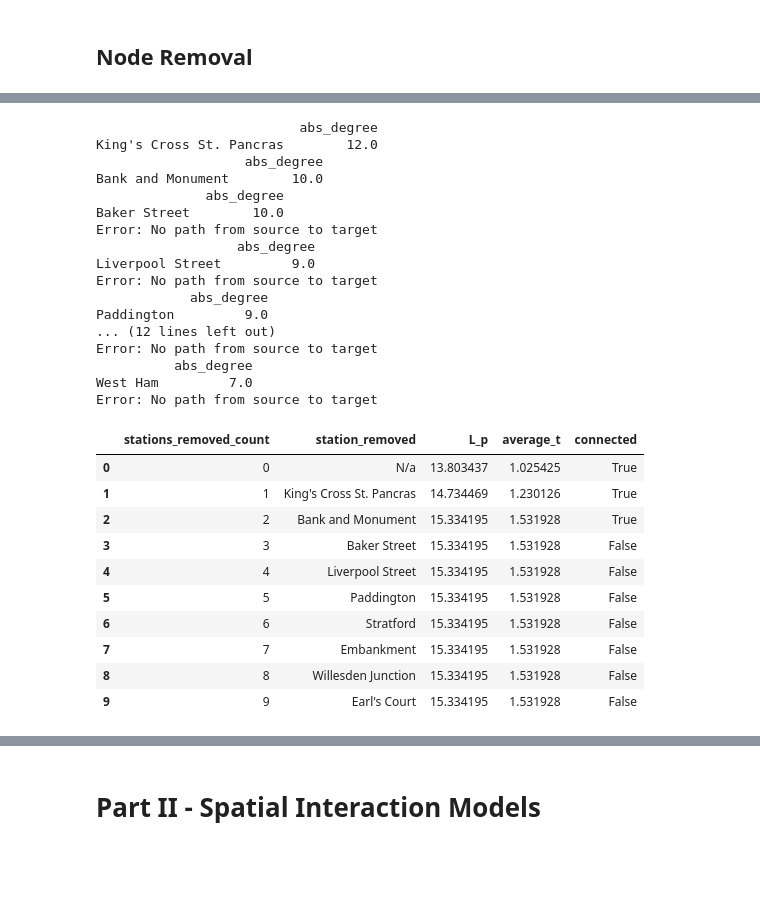
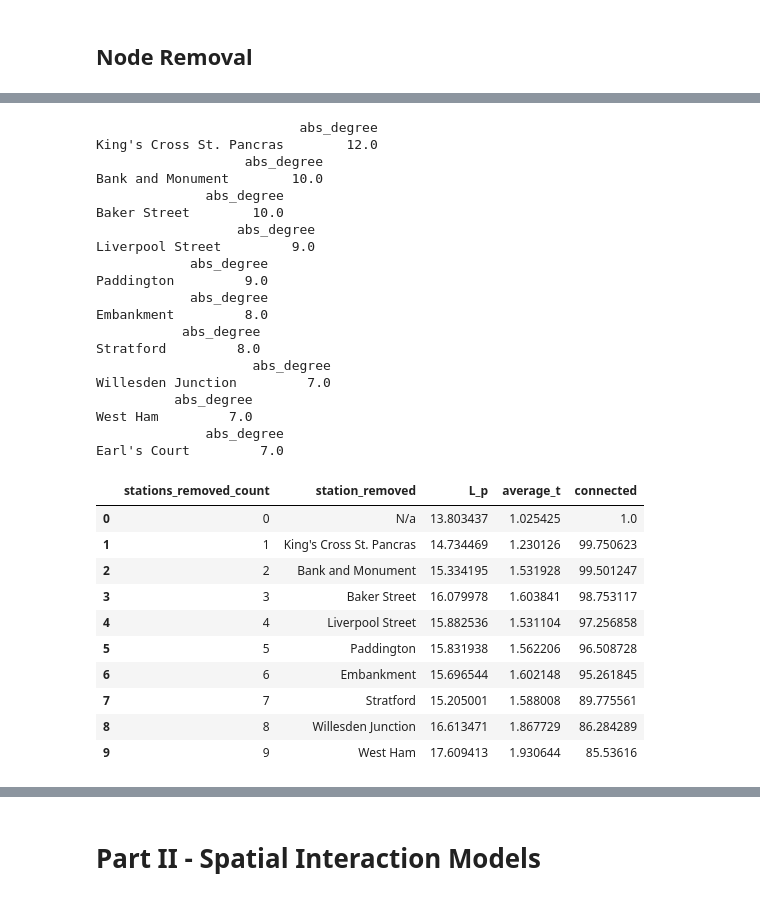
Before and after one commit to grolls23/UrbsimAssessment, a Jupyter notebook: UrbsimFinal.ipynb, the cells around one changed output, grey strips where cells are left out. Cells and saved outputs as stored; diff of their text form; code cells hidden in the pictures; blank space fills up the shorter version.

```diff
--- a/UrbsimFinal.ipynb
+++ b/UrbsimFinal.ipynb
@@ -569,7 +571,7 @@ G_nsd = G.copy()
 G_size = G_nsd.number_of_nodes()
 
 #Baseline
-average_t_base, L_p_base = calc_impacts(G_nsd, flows_for_later)
+#average_t_base, L_p_base = calc_impacts(G_nsd, flows_for_later)
 
 removal_nsd = degree_top_fifteen.copy()
 flow_tracker = flows_for_later.copy()
@@ -578,11 +580,14 @@ flow_tracker = flows_for_later.copy()
 column_names = ['stations_removed_count', 'station_removed', 'L_p', 'average_t', 'connected']
 results_table = pd.DataFrame(columns=column_names)
 
-results_table.loc[0] = [0, 'N/a', L_p_base, average_t_base, True]
+results_table.loc[0] = [0, 'N/a', L_p_base, average_t_base, 100]
 
 for i in range(10):
 
     random_row = removal_nsd.sample()
+    while not G_nsd.has_node(random_row.index[0]) :
+        random_row = removal_nsd.sample()
+
     print(random_row)
 
     # Get the index label and the corresponding row value
@@ -598,9 +603,7 @@ for i in range(10):
     #Remove station from graph
     G_nsd.remove_node(removed_station)
 
-    connected = True
-
-    #Calculate metrics - REMOVE TRY EXCEPT LATER
+    #Calculate metrics
     if nx.is_connected(G_nsd):
         average_t, L_p = calc_impacts(G_nsd, flow_tracker)
         largest_comp_pct = G_nsd.number_of_nodes() * 100 / G_size
@@ -611,14 +614,13 @@ for i in range(10):
 
         #Reset flow_tracker
         connected_components.remove(largest_component)
-        for component in connected_components[::2]:
+        for component in connected_components[::1]:
             for node in component:
                 #Do for each of the other components and all the stations in them
                 flow_tracker = flow_tracker[~(flow_tracker['station_origin'].str.contains(node) | flow_tracker['station_destination'].str.contains(node))]
 
         average_t, L_p = calc_impacts(G_nsd, flow_tracker)
         largest_comp_pct = G_nsd.number_of_nodes() * 100 / G_size
-        pass
 
     #Fix input of connected as true
     results_table.loc[i+1] = [i+1, removed_station, L_p, average_t, largest_comp_pct]
@@ -648,7 +669,7 @@ flow_tracker = flows_for_later.copy()
 column_names = ['stations_removed_count', 'station_removed', 'L_p', 'average_t', 'connected']
 results_table = pd.DataFrame(columns=column_names)
 
-results_table.loc[0] = [0, 'N/a', L_p_base, average_t_base, True]
+results_table.loc[0] = [0, 'N/a', L_p_base, average_t_base, 100]
 
 for i in range(10):
 
@@ -678,55 +699,68 @@ for i in range(10):
     # Get the index label and the corresponding row value
     removed_station = row.index[0]
     random_index_label = row.values[0]
 
     #Update flow dataframe
     flow_tracker = flow_tracker[~(flow_tracker['station_origin'].str.contains(removed_station) | flow_tracker['station_destination'].str.contains(removed_station))]
 
     #Remove station from graph
     G_sd.remove_node(removed_station)
 
-    connected = True
+    #Calculate metrics
+    if nx.is_connected(G_sd):
+        average_t, L_p = calc_impacts(G_sd, flow_tracker)
+        largest_comp_pct = G_sd.number_of_nodes() * 100 / G_size
+    else:
+        connected_components = list(nx.connected_components(G_sd))
+        largest_component = max(connected_components, key=len)
+        G_sd = G_sd.subgraph(largest_component).copy()
 
-    #Calculate metrics - REMOVE TRY EXCEPT LATER
-    try:
+        #Reset flow_tracker
+        connected_components.remove(largest_component)
+        for component in connected_components[::1]:
+            for node in component:
+                #Do for each of the other components and all the stations in them
+                flow_tracker = flow_tracker[~(flow_tracker['station_origin'].str.contains(node) | flow_tracker['station_destination'].str.contains(node))]
+
         average_t, L_p = calc_impacts(G_sd, flow_tracker)
-    except:
-        connected = False
-        pass
+        largest_comp_pct = G_sd.number_of_nodes() * 100 / G_size
 
     #Fix input of connected as true
-    results_table.loc[i+1] = [i+1, removed_station, L_p, average_t, connected]
+    results_table.loc[i+1] = [i+1, removed_station, L_p, average_t, largest_comp_pct]
 
 results_table.head(10)
 # %% [output]
                           abs_degree
 King's Cross St. Pancras        12.0
                    abs_degree
 Bank and Monument        10.0
               abs_degree
 Baker Street        10.0
-Error: No path from source to target
                   abs_degree
 Liverpool Street         9.0
-Error: No path from source to target
             abs_degree
 Paddington         9.0
-... (12 lines left out)
-Error: No path from source to target
+            abs_degree
+Embankment         8.0
+           abs_degree
+Stratford         8.0
+                    abs_degree
+Willesden Junction         7.0
           abs_degree
 West Ham         7.0
-Error: No path from source to target
+              abs_degree
+Earl's Court         7.0
 |  | stations_removed_count | station_removed | L_p | average_t | connected |
-| 0 | 0 | N/a | 13.803437 | 1.025425 | True |
-| 1 | 1 | King's Cross St. Pancras | 14.734469 | 1.230126 | True |
-| 2 | 2 | Bank and Monument | 15.334195 | 1.531928 | True |
-| 3 | 3 | Baker Street | 15.334195 | 1.531928 | False |
-| 4 | 4 | Liverpool Street | 15.334195 | 1.531928 | False |
-| 5 | 5 | Paddington | 15.334195 | 1.531928 | False |
-| 6 | 6 | Stratford | 15.334195 | 1.531928 | False |
-| 7 | 7 | Embankment | 15.334195 | 1.531928 | False |
-| 8 | 8 | Willesden Junction | 15.334195 | 1.531928 | False |
-| 9 | 9 | Earl's Court | 15.334195 | 1.531928 | False |
+| 0 | 0 | N/a | 13.803437 | 1.025425 | 1.0 |
+| 1 | 1 | King's Cross St. Pancras | 14.734469 | 1.230126 | 99.750623 |
+| 2 | 2 | Bank and Monument | 15.334195 | 1.531928 | 99.501247 |
+| 3 | 3 | Baker Street | 16.079978 | 1.603841 | 98.753117 |
+| 4 | 4 | Liverpool Street | 15.882536 | 1.531104 | 97.256858 |
+| 5 | 5 | Paddington | 15.831938 | 1.562206 | 96.508728 |
+| 6 | 6 | Embankment | 15.696544 | 1.602148 | 95.261845 |
+| 7 | 7 | Stratford | 15.205001 | 1.588008 | 89.775561 |
+| 8 | 8 | Willesden Junction | 16.613471 | 1.867729 | 86.284289 |
+| 9 | 9 | West Ham | 17.609413 | 1.930644 | 85.53616 |
 # %%
 #Non-Sequential - Betweenness
 G_nsb = G.copy()
```
Also changed, not shown: parts of 6 cells of this notebook.
